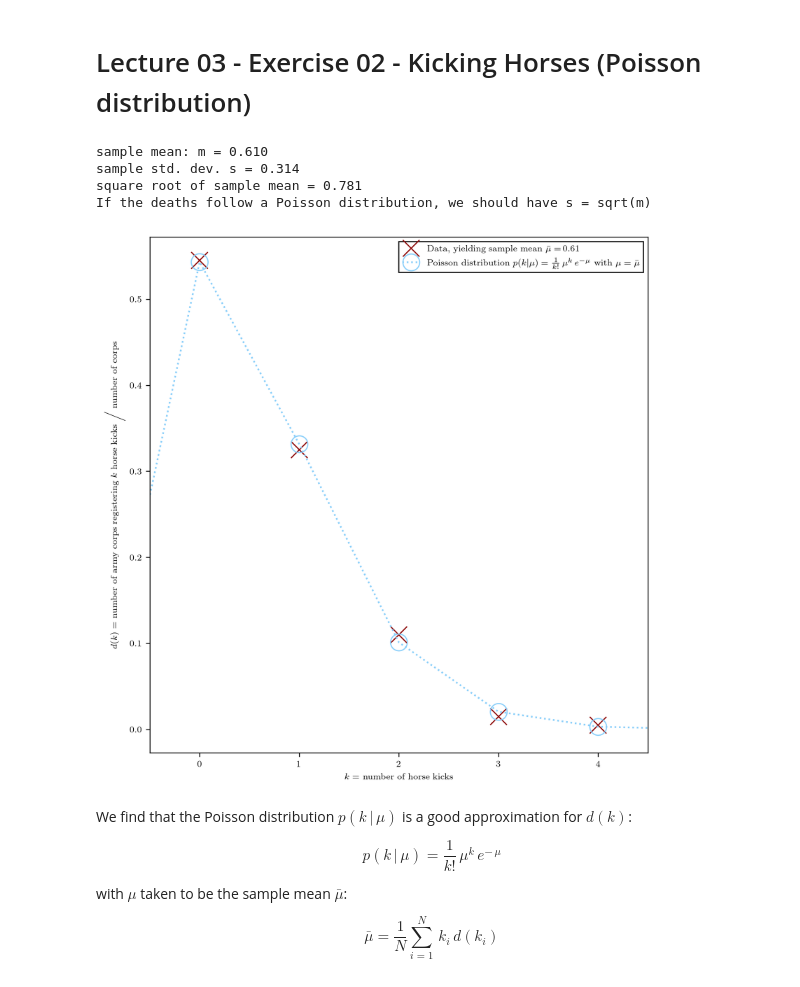
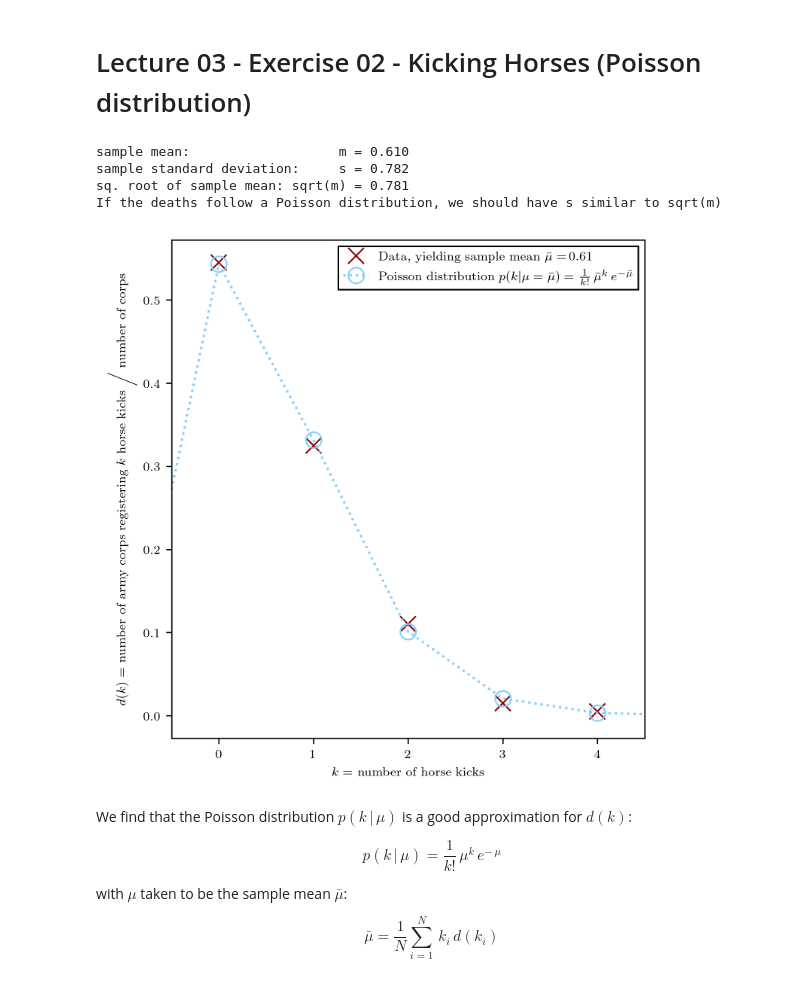
Before and after one commit to Andrea-Pierini/astrostatistics_bicocca_2022-1, a Jupyter notebook: working/L03.ipynb, the cells around one changed output. Saved outputs shown, nothing was run; the diff lists cells and outputs as text; code cells hidden in the pictures.

Commit message:
Finished Lecture 03 Exercise(2) and images

```diff
--- a/working/L03.ipynb
+++ b/working/L03.ipynb
@@ -515,53 +515,60 @@ mean = 2.000021 ; stddev = 0.001395 ; mean = 0.001399
 # %%
 ########################################
 ### L03 - Exercise 2: Kicking Horses ###
 ########################################
 
-# number of deaths measured...
-d = np.array( [0, 1, 2, 3, 4] )
-# ...by how many corpes
+
+# numbers of military corpes...
 c = np.array( [109, 65, 22, 3, 1] )
 
+# ...measuring the following numbers of deaths
+d = np.array( [0, 1, 2, 3, 4] )
+
+# total number of military corpes
+t = np.sum(c)
+
 # compute the sample mean:
-m = np.sum(d*c) / np.sum(c)
+m = np.sum(d * c/t)
+
 # compute the sample standard deviation:
-s = np.sqrt( np.sum((d-m)**2) / ( np.sum(c) - 1 ) )
+v = np.sum( (d-m)**2 * c/t * t/(t-1) )    # t/(t-1) is the Bessel correction
+s = np.sqrt(v)
 
-print('sample mean: m = {:.3f}'.format(m))
-print('sample std. dev. s = {:.3f}'.format(s))
-print('square root of sample mean = {:.3f}'.format(np.sqrt(m)))
-print("If the deaths follow a Poisson distribution, we should have s = sqrt(m)")
+# print results
+print('sample mean:                   m = {:.3f}'.format(m))
+print('sample standard deviation:     s = {:.3f}'.format(s))
+print('sq. root of sample mean: sqrt(m) = {:.3f}'.format(np.sqrt(m)))
+print("If the deaths follow a Poisson distribution, we should have s similar to sqrt(m)")
 
 # We use the sample mean as the estimator of the true mean of an underlying Poisson distribution
 distr_poiss = poisson(m)
-
 x = np.arange(-1,10)
 y = distr_poiss.pmf(x)
 
-fig , ax = plt.subplots(1,1, figsize=(7,7))
-
+# plot the data and the rudimentary Poisson description
+fig , ax = plt.subplots(1,1, figsize=(5,5))
 ax.set_xlim(xmin=-0.5, xmax=4.5)
 ax.set_xlabel('$k = $ number of horse kicks')
 ax.set_ylabel(r'$d(k) = $ number of army corps registering $k$ horse kicks $\Big/$ number of corps')
 data_label    = r'Data, yielding sample mean $ \bar{\mu} = \,$' + '{:.2f}'.format(m)
-poisson_label = r'Poisson distribution $ p(k|\mu) = \frac{1}{k!} \, \mu^k \, e^{-\mu} $ with $ \mu = \bar{\mu} $'
+poisson_label = r'Poisson distribution $ p(k|\mu = \bar{\mu}) = \frac{1}{k!} \, \bar{\mu}^k \, e^{-\bar{\mu}} $'
 
 # plot the experimental data: number of deaths measured by how many groups
-ax.plot( d , c / np.sum(c), linestyle='', marker='x', markersize=15, color='darkred', label=data_label)
+ax.plot( d , c/t, linestyle='', marker='x', markersize=10, color='darkred', label=data_label)
 
 # plot our poisson estimate of the underlying pdf
-ax.plot(x,y, linestyle=':', color='lightskyblue',marker = 'o', markersize=15 , mfc='none', mec='lightskyblue' , label=poisson_label)
+ax.plot(x,y, linestyle=':', color='lightskyblue',marker = 'o', markersize=10 , mfc='none', mec='lightskyblue' , label=poisson_label)
 
 # legend and save figure
 ax.legend(frameon=True, framealpha=1, fancybox=False, edgecolor='black', loc=1)
 fig.tight_layout()
 fig.savefig('./L03_images/L03_Horse-Kicks.pdf', bbox_inches='tight')
 # %% [output]
-sample mean: m = 0.610
-sample std. dev. s = 0.314
-square root of sample mean = 0.781
-If the deaths follow a Poisson distribution, we should have s = sqrt(m)
+sample mean:                   m = 0.610
+sample standard deviation:     s = 0.782
+sq. root of sample mean: sqrt(m) = 0.781
+If the deaths follow a Poisson distribution, we should have s similar to sqrt(m)
-[figure, old version]
+[figure, new version]
 # %% [markdown]
 We find that the Poisson distribution $p(k\,|\,\mu)$ is a good approximation for $d(k)$:
 
```
Also changed, not shown: 1 other file.
